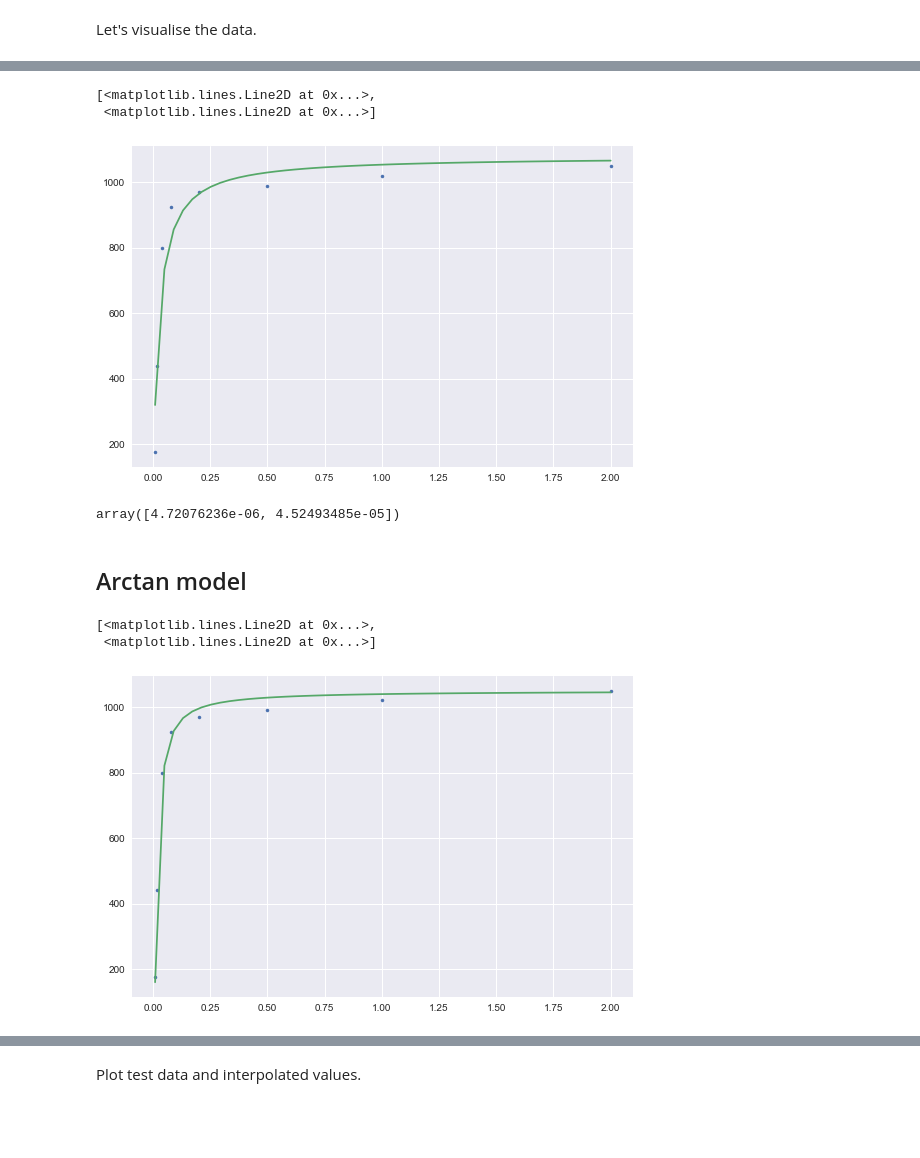
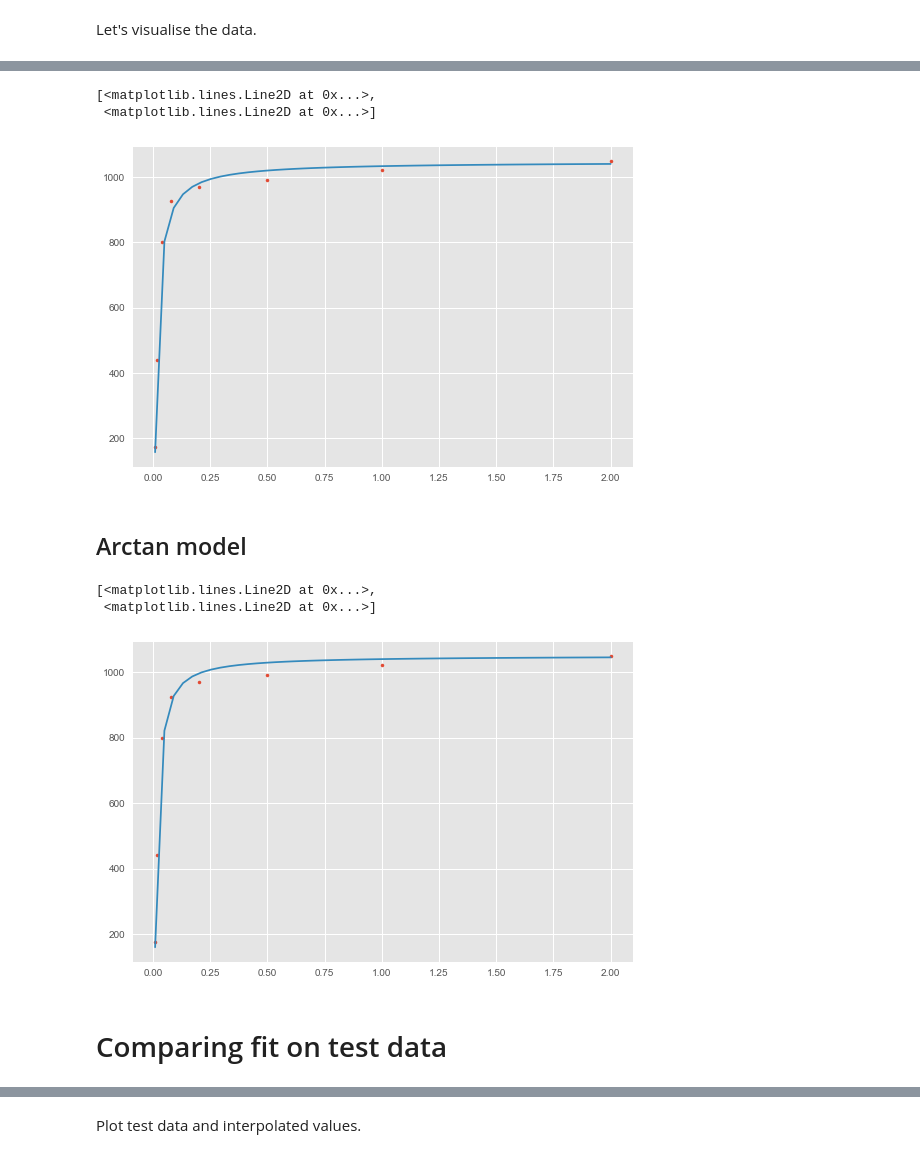
Before and after one commit to eidorb/brodie.id.au, a Jupyter notebook: site/posts/calculate-the-knee-point-voltage-of-a-current-transformer-algorithmically.ipynb, the cells around one changed output, grey strips where cells are left out. Saved outputs shown, nothing was run; the diff lists cells and outputs as text; code cells hidden in the pictures; blank space fills up the shorter version.

Commit message:
Compare fit with different data

```diff
--- a/site/posts/calculate-the-knee-point-voltage-of-a-current-transformer-algorithmically.ipynb
+++ b/site/posts/calculate-the-knee-point-voltage-of-a-current-transformer-algorithmically.ipynb
@@ -115,15 +111,0 @@ import numpy as np
-# %%
-# Chart styles
-# pyplot.style.use('ggplot')
-# pyplot.style.use('seaborn')
-pyplot.style.use('seaborn-notebook')
-# pyplot.style.use('fivethirtyeight')
-
-
-x = lambda: np.linspace(min(i), max(i))
-y = lambda: Polynomial.fit(i, v, 3)(x())
-
-pyplot.plot(
-    i, v,
-    x(), y()
-)
@@ -136,34 +141,23 @@ pyplot.plot(
 # %%
 import scipy.optimize
 
-# alternative representation
-f = lambda x, a, b, c: (x - c) / (a + b * (x - c))
-popt, pcov = scipy.optimize.curve_fit(
-    f, i, v,
-    # bounds=(0, 2*max(v)),
-    bounds=(
+popt, _ = scipy.optimize.curve_fit(
+    f, i, v, bounds=(
         (0, 0, -np.inf),
-        (np.inf, np.inf, 0)
+        (np.inf, np.inf, np.inf)
     ),
 )
 
-x = lambda: np.linspace(min(i), max(i))
-y = lambda: f(x(), *popt)
+x = np.linspace(min(i), max(i))
 
 pyplot.plot(
     i, v, '.',
-    # np.log10(i), v,
-    x(), y()
-    # np.log10(x()), y()
+    x, f(x, *popt)
 )
 # %% [output]
 [<matplotlib.lines.Line2D at 0x...>,
  <matplotlib.lines.Line2D at 0x...>]
-[figure, old version]
+[figure, new version]
-# %%
-np.sqrt(np.diag(pcov))
-# %% [output]
-array([4.72076236e-06, 4.52493485e-05])
 # %% [markdown]
 ## Arctan model
 # %%
@@ -190,4 +184,6 @@ pyplot.plot(
 # %% [output]
 [<matplotlib.lines.Line2D at 0x...>,
  <matplotlib.lines.Line2D at 0x...>]
-[figure, old version]
+[figure, new version]
+# %% [markdown]
+# Comparing fit on test data
```
Also changed, not shown: parts of 20 cells of this notebook.
